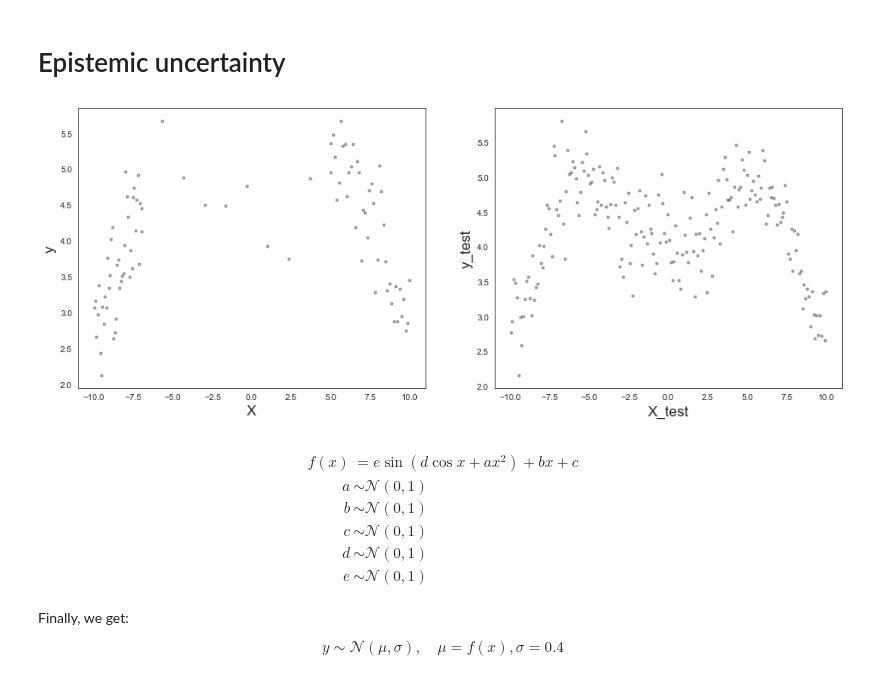
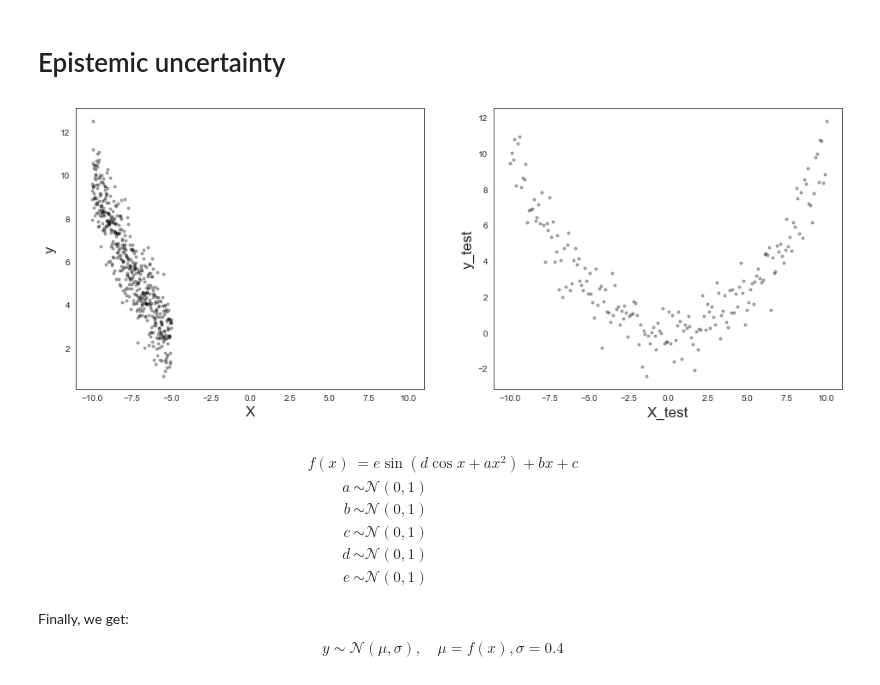
Before and after one commit to AnthonyRentsch/calibrated_regression, a Jupyter notebook: BayesianRegression_AR.ipynb, the cells around one changed output. Saved outputs shown, nothing was run; the diff lists cells and outputs as text; code cells hidden in the pictures.

```diff
--- a/BayesianRegression_AR.ipynb
+++ b/BayesianRegression_AR.ipynb
@@ -139,26 +139,27 @@ calib.plot_diagnostic_curve(ax, X_test, y_test);
 # %% [markdown]
 # Epistemic uncertainty
 # %%
-f = lambda x: np.sin(0.05*x**2) + 4 + np.random.normal(0, 0.4, size=len(x))
-X = np.concatenate([np.linspace(-10, -7, 40),
-                         np.linspace(-7, 5, 10),
-                         np.linspace(5, 10, 40)])
+f = lambda x: 0.1*x**2 + np.random.normal(0, 1, size=len(x))
+#np.sin(0.05*x**2) + 4 + np.random.normal(0, 0.4, size=len(x))
+X = np.concatenate([np.linspace(-10, -5, 500),
+                         #np.linspace(-1, 1, 100),
+                         np.linspace(-5, 10, 0)])
 y = f(X)
 
-X_test = np.linspace(X.min(), X.max(), 200)
+X_test = np.linspace(X.min(), 10, 200)
 y_test = f(X_test)
 # %%
-fig, ax = plt.subplots(nrows=1, ncols=2, figsize=(16,6))
+fig, ax = plt.subplots(nrows=1, ncols=2, figsize=(16,6), sharex=True)
 
 ax[0].plot(X, y, 'o', markersize=3, color='black', alpha=0.3)
 ax[0].set_xlabel('X', fontsize=17)
 ax[0].set_ylabel('y', fontsize=17)
 
 ax[1].plot(X_test, y_test, 'o', markersize=3, color='black', alpha=0.3)
 ax[1].set_xlabel('X_test', fontsize=17)
 ax[1].set_ylabel('y_test', fontsize=17);
 # %% [output]
-[figure, old version]
+[figure, new version]
 # %% [markdown]
 $$
 \begin{aligned}
```
Also changed, not shown: parts of 12 cells of this notebook.
